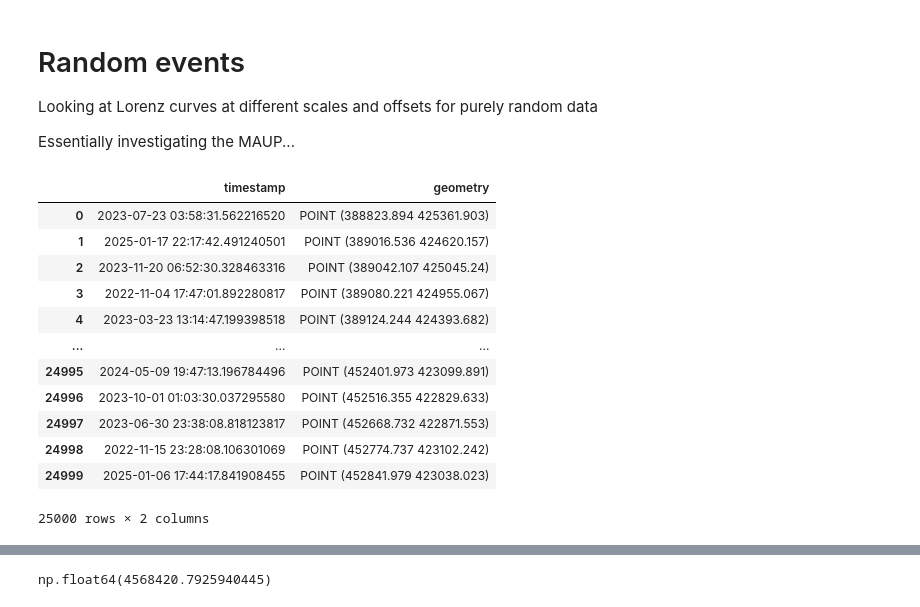
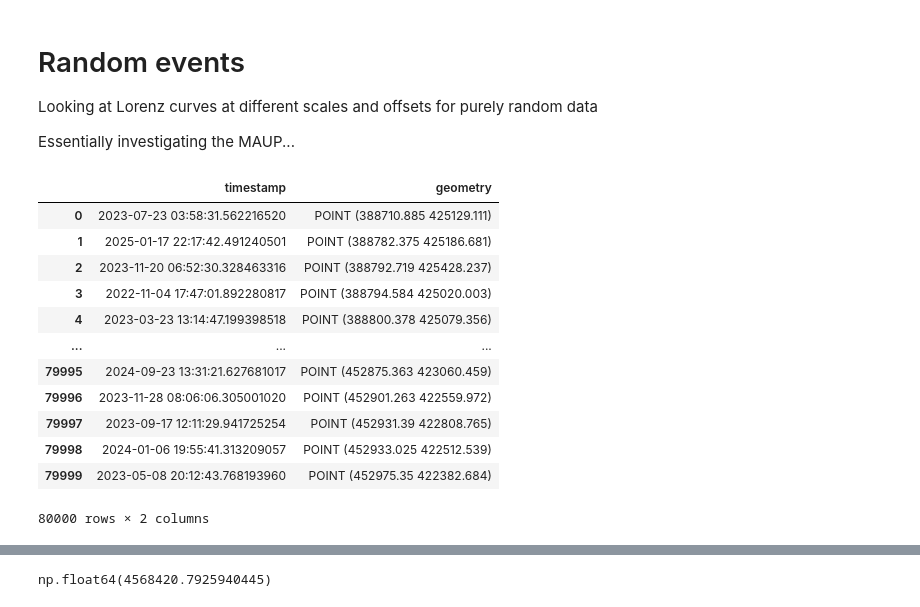
Before and after one commit to safer-streets/safer-streets-core, a Jupyter notebook: random.ipynb, the cells around one changed output, grey strips where cells are left out. Cells and saved outputs as stored; diff of their text form; code cells hidden in the pictures.

```diff
--- a/random.ipynb
+++ b/random.ipynb
@@ -20,36 +21,36 @@ from utils import get_force_boundary, get_hex_grid, get_square_grid, lorenz_curv
 # %%
 TZ = ZoneInfo("Europe/London")
 FORCE = "West Yorkshire"
 # timespan = timedelta(years=3)
 timespan = 3  # years
 end_date = datetime(2025, 5, 1, tzinfo=TZ)
 rng = np.random.default_rng(19937)
 
-N_CRIMES = 25000
+N_CRIMES = 80000
 
 start_date = end_date.replace(year=end_date.year - timespan)
 boundary = get_force_boundary(FORCE)
 
 # < v1.1 has a bug where samples are not uniform
 assert [int(i) for i in gpd.__version__.split(".")] >= [1, 1, 0]
 crimes = gpd.GeoDataFrame(
     data={"timestamp": rng.uniform(start_date.timestamp(), end_date.timestamp(), size=N_CRIMES)},
     geometry=boundary.geometry.sample_points(N_CRIMES, rng=rng).explode(ignore_index=True),
 )
 crimes.timestamp = pd.to_datetime(crimes.timestamp, unit="s")
 crimes
 # %% [output]
 |  | timestamp | geometry |
-| 0 | 2023-07-23 03:58:31.562216520 | POINT (388823.894 425361.903) |
-| 1 | 2025-01-17 22:17:42.491240501 | POINT (389016.536 424620.157) |
-| 2 | 2023-11-20 06:52:30.328463316 | POINT (389042.107 425045.24) |
-| 3 | 2022-11-04 17:47:01.892280817 | POINT (389080.221 424955.067) |
-| 4 | 2023-03-23 13:14:47.199398518 | POINT (389124.244 424393.682) |
+| 0 | 2023-07-23 03:58:31.562216520 | POINT (388710.885 425129.111) |
+| 1 | 2025-01-17 22:17:42.491240501 | POINT (388782.375 425186.681) |
+| 2 | 2023-11-20 06:52:30.328463316 | POINT (388792.719 425428.237) |
+| 3 | 2022-11-04 17:47:01.892280817 | POINT (388794.584 425020.003) |
+| 4 | 2023-03-23 13:14:47.199398518 | POINT (388800.378 425079.356) |
 | ... | ... | ... |
-| 24995 | 2024-05-09 19:47:13.196784496 | POINT (452401.973 423099.891) |
-| 24996 | 2023-10-01 01:03:30.037295580 | POINT (452516.355 422829.633) |
-| 24997 | 2023-06-30 23:38:08.818123817 | POINT (452668.732 422871.553) |
-| 24998 | 2022-11-15 23:28:08.106301069 | POINT (452774.737 423102.242) |
-| 24999 | 2025-01-06 17:44:17.841908455 | POINT (452841.979 423038.023) |
+| 79995 | 2024-09-23 13:31:21.627681017 | POINT (452875.363 423060.459) |
+| 79996 | 2023-11-28 08:06:06.305001020 | POINT (452901.263 422559.972) |
+| 79997 | 2023-09-17 12:11:29.941725254 | POINT (452931.39 422808.765) |
+| 79998 | 2024-01-06 19:55:41.313209057 | POINT (452933.025 422512.539) |
+| 79999 | 2023-05-08 20:12:43.768193960 | POINT (452975.35 422382.684) |
-25000 rows × 2 columns
+80000 rows × 2 columns
 # %%
```
Also changed, not shown: parts of 4 cells of this notebook, 2 other files.
